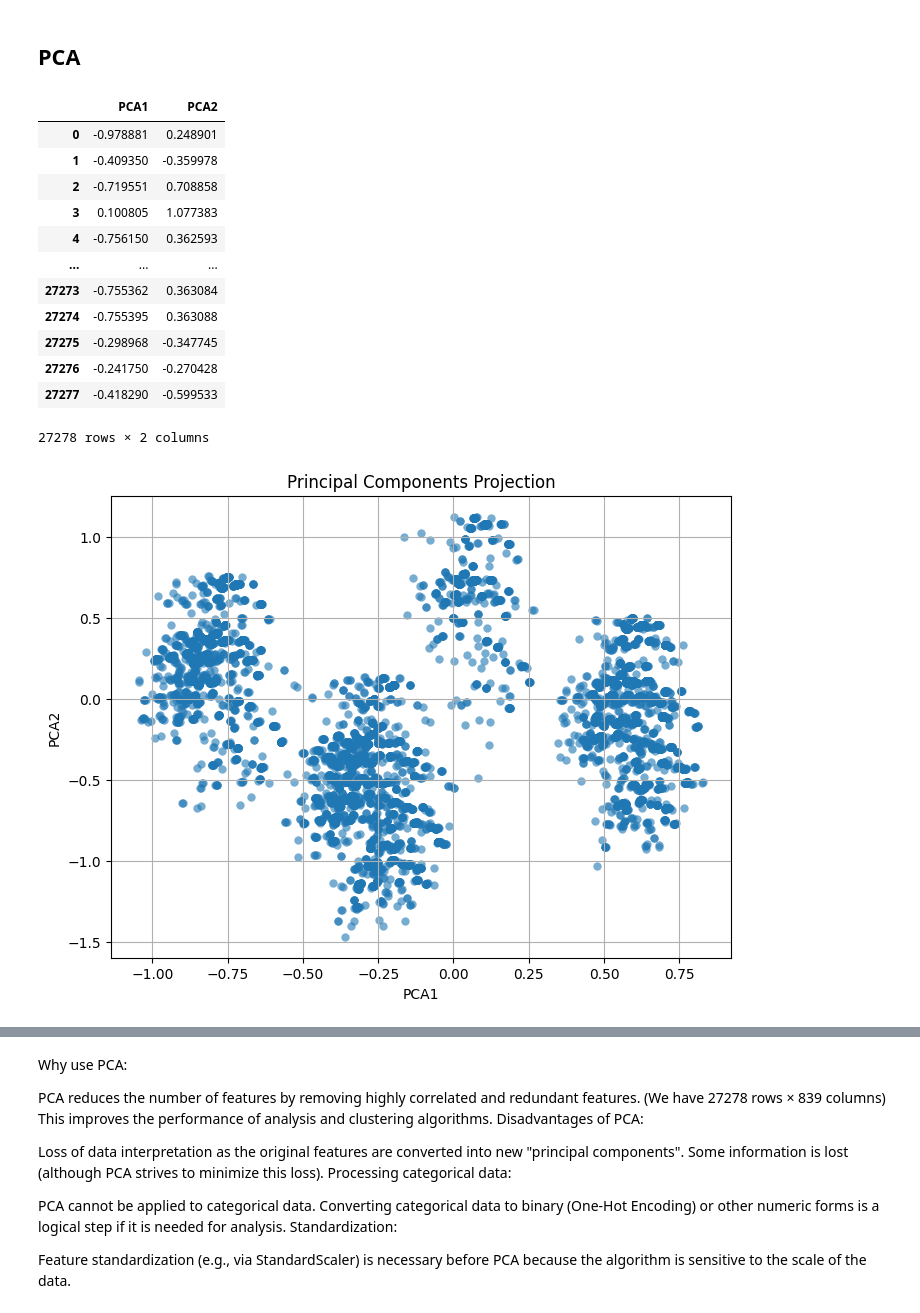
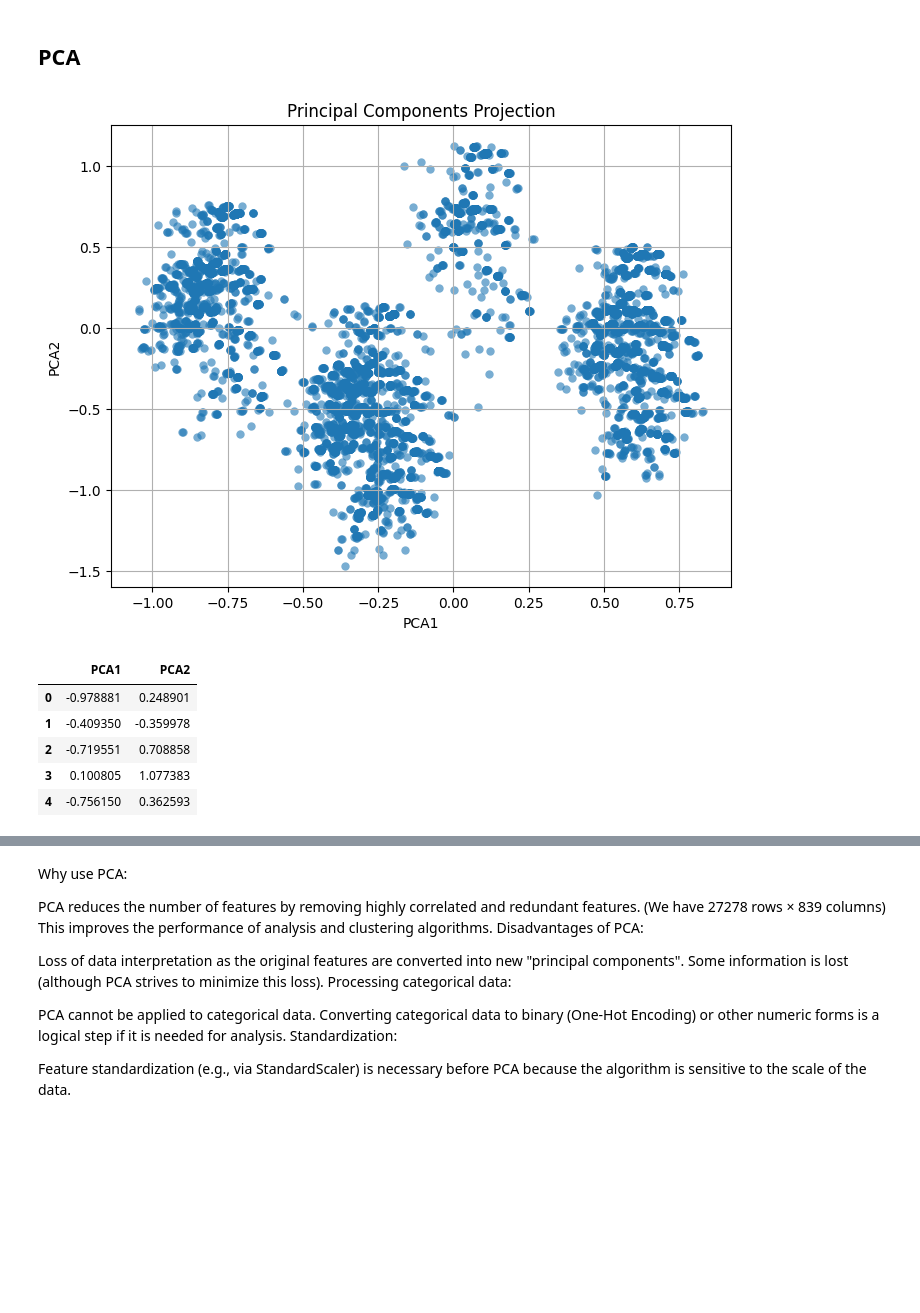
Before and after one commit to khalmatay/ADM-HW4, a Jupyter notebook: main.ipynb, the cells around one changed output, grey strips where cells are left out. Drawn from its saved outputs; the diff is of its cells as text; code cells hidden in the pictures; blank space fills up the shorter version.

```diff
--- a/main.ipynb
+++ b/main.ipynb
@@ -712,32 +712,23 @@ movie_data
 # %%
 pca = PCA(n_components=2)  # Уменьшаем до 2 компонент
 pca_components = pca.fit_transform(movie_data)
 
 # Преобразуем результат PCA в DataFrame
 pca_df = pd.DataFrame(pca_components, columns=['PCA1', 'PCA2'])
+
+plt.figure(figsize=(8, 6))
+plt.scatter(x=pca_df['PCA1'], y=pca_df['PCA2'], linewidths=0.001, alpha=0.6)
+plt.title('Principal Components Projection')
+plt.xlabel('PCA1')
+plt.ylabel('PCA2')
+plt.grid(True)
+plt.show()
+pca_df.head(5)
+# %% [output]
+[figure, added]
+|  | PCA1 | PCA2 |
+| 0 | -0.978881 | 0.248901 |
+| 1 | -0.409350 | -0.359978 |
+| 2 | -0.719551 | 0.708858 |
+| 3 | 0.100805 | 1.077383 |
+| 4 | -0.756150 | 0.362593 |
-# %%
-pca_df
-# %% [output]
-|  | PCA1 | PCA2 |
-| 0 | -0.978881 | 0.248901 |
-| 1 | -0.409350 | -0.359978 |
-| 2 | -0.719551 | 0.708858 |
-| 3 | 0.100805 | 1.077383 |
-| 4 | -0.756150 | 0.362593 |
-| ... | ... | ... |
-| 27273 | -0.755362 | 0.363084 |
-| 27274 | -0.755395 | 0.363088 |
-| 27275 | -0.298968 | -0.347745 |
-| 27276 | -0.241750 | -0.270428 |
-| 27277 | -0.418290 | -0.599533 |
-27278 rows × 2 columns
-# %%
-plt.figure(figsize=(8, 6))
-plt.scatter(x=pca_df['PCA1'], y=pca_df['PCA2'], linewidths=0.001, alpha=0.6)
-plt.title('Principal Components Projection')
-plt.xlabel('PCA1')
-plt.ylabel('PCA2')
-plt.grid(True)
-plt.show()
-# %% [output]
-[figure, removed]
```
Also changed, not shown: parts of 9 cells of this notebook.
